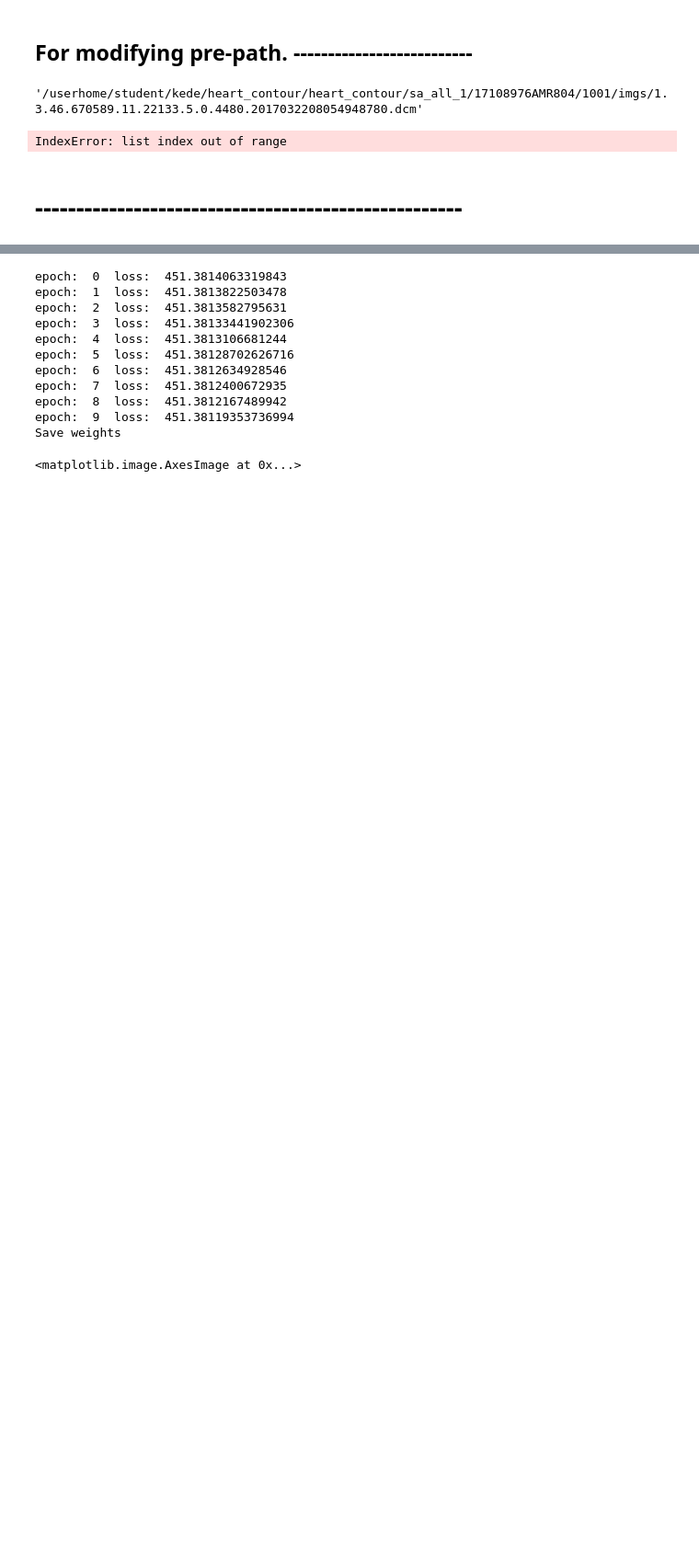
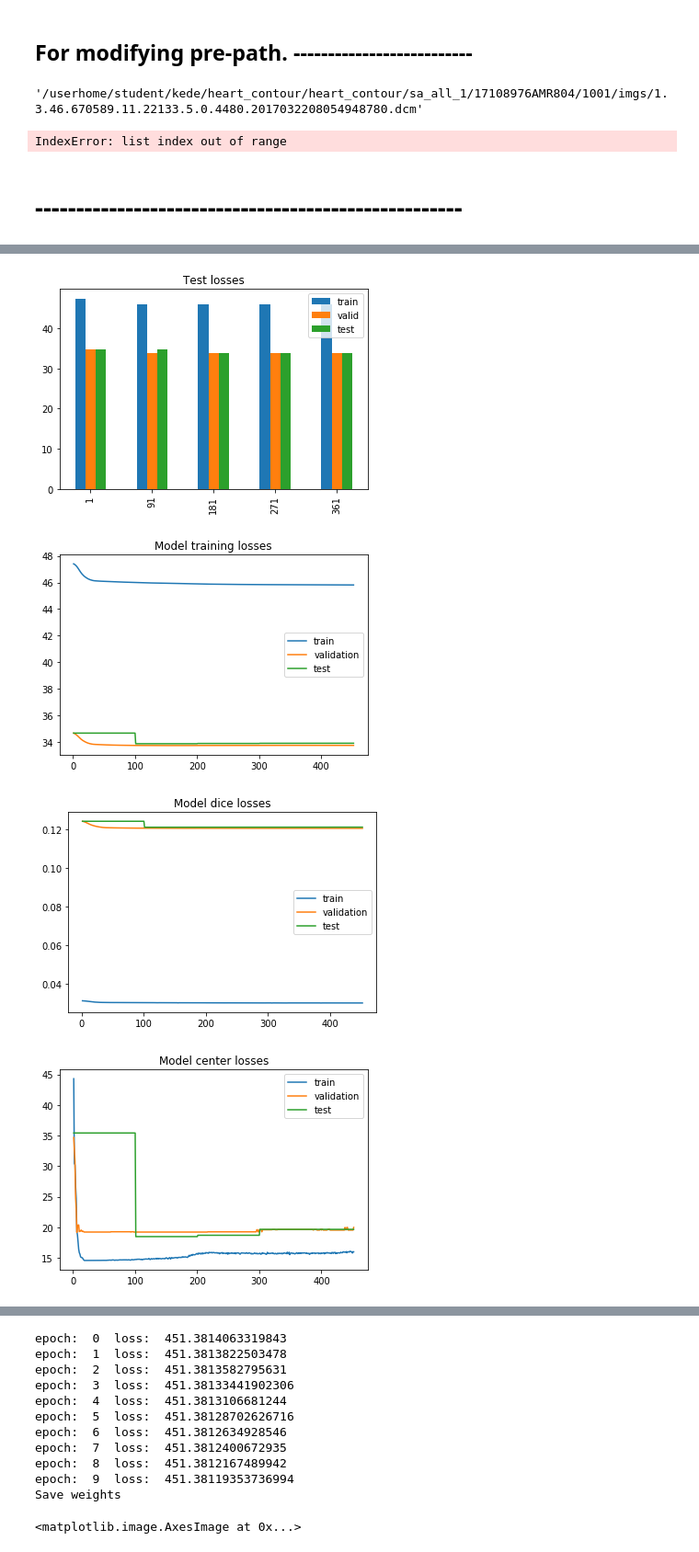
Before and after one commit to caspien6/heart_contour, a Jupyter notebook: roi/Deeplearning Roi.ipynb, the cells around one changed output, grey strips where cells are left out. Shown at 92% size. Saved outputs shown, nothing was run; the diff lists cells and outputs as text; code cells hidden in the pictures; blank space fills up the shorter version.

Commit message:
Roi statistics added with a lot of loss type. Early stopping added too.

```diff
--- a/roi/Deeplearning Roi.ipynb
+++ b/roi/Deeplearning Roi.ipynb
@@ -121,0 +124,38 @@ plt.imshow(np.reshape(roi.normalize_range(ds2.__getitem__(idx)['image'].cpu()).n
+# %%
+import matplotlib.pyplot as plt
+import matplotlib.image as mpimg
+from torchvision.transforms import Compose
+import transform_classes
+import torch as th
+
+th.cuda.set_device(0)
+
+csv_file = 'O:/ProgrammingSoftwares/anaconda_projects/heart_contour/sa_all_1/rectangle.csv'
+csv_file2 = 'O:/ProgrammingSoftwares/anaconda_projects/heart_contour/sa_all_2/rectangle.csv'
+csv_file3 = 'O:/ProgrammingSoftwares/anaconda_projects/heart_contour/sa_all_4/rectangle.csv'
+save_model_weights_test = 'O:\\ProgrammingSoftwares\\anaconda_projects\\heart_contour\\roi\\model_test_w.pth'
+
+
+compose1 = Compose([transform_classes.ReScale64(),transform_classes.StandardScale(),transform_classes.ToTensor()])
+compose2 = Compose([transform_classes.ReScale32(),transform_classes.ToTensor()])
+
+ds_train = RoiDataset(csv_file, compose1, compose2,smpl = 64)
+ds_valid = RoiDataset(csv_file2, compose1, compose2,smpl = 8)
+ds_test = RoiDataset(csv_file3, compose1, compose2,smpl = 8)
+
+loader_train = torch.utils.data.DataLoader(ds_train,batch_size=32, shuffle=True,num_workers=0)
+loader_valid = torch.utils.data.DataLoader(ds_valid,batch_size=8, shuffle=False,num_workers=0)
+loader_test = torch.utils.data.DataLoader(ds_test, batch_size=8, shuffle=False,num_workers=0)
+
+roi = RoiLearn()
+roi.build_model()
+
+criterion = torch.nn.MSELoss()
+optimizer = torch.optim.Adam(roi.model.parameters())#,weight_decay = 0.0001)
+earlystop_info = {'step': 1e-6, 'patience_steps': 30}
+
+ae_weights_folder = 'O:\\ProgrammingSoftwares\\anaconda_projects\\heart_contour\\roi\\ae_w.pth'
+roi.load_ae_weights(ae_weights_folder)
+roi.ae_weights2model_feature_set()
+roi.model.conv1.weight.requires_grad=True
+roi.model.conv1.bias.requires_grad=True
@@ -122,3 +187,13 @@ plt.imshow(np.reshape(roi.normalize_range(ds2.__getitem__(idx)['image'].cpu()).n
+# %%
+%matplotlib inline
+roi.plot_model_test_losses( 450, 5)
+roi.save_model_plots('roi_plot.png')
+#roi.save_ae_plots('roi2_plot.png')
+# %% [output]
+[figure, added]
+[figure, added]
+[figure, added]
+[figure, added]
 # %%
 import matplotlib.pyplot as plt
 import matplotlib.image as mpimg
```
Also changed, not shown: parts of 12 cells of this notebook, 4 other files.
